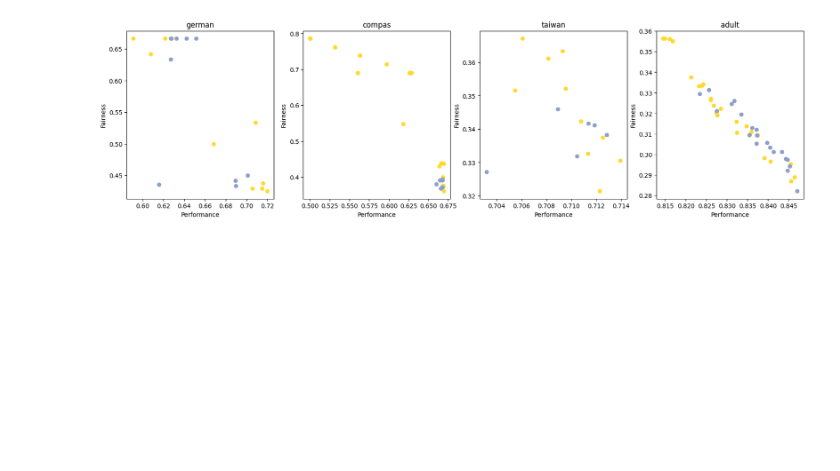
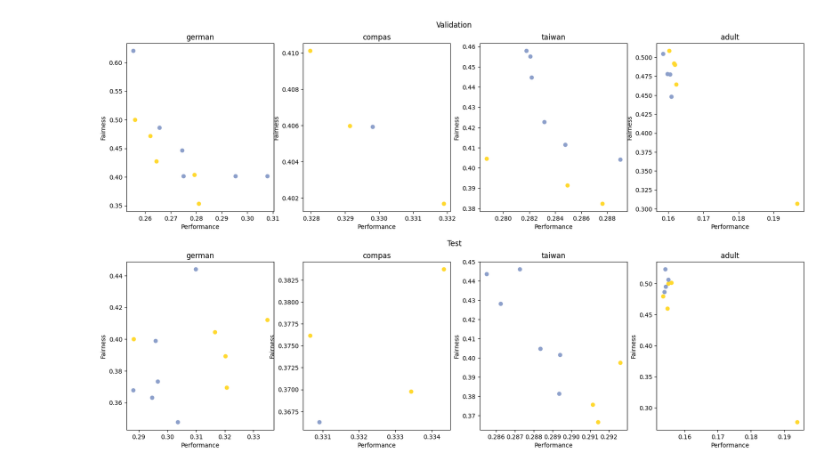
Before and after one commit to hiaac-finance/m2fgb, a Jupyter notebook: notebooks/moo_results.ipynb, the cells around one changed output. Cells and saved outputs as stored; diff of their text form; code cells hidden in the pictures; blank space fills up the shorter version.

```diff
--- a/notebooks/moo_results.ipynb
+++ b/notebooks/moo_results.ipynb
@@ -50,19 +148,41 @@ handles_pr = [
 # %%
-dataset = "compas"
-model = "M2FGB_grad"
-df = pd.read_csv(f"../results_aaai_v2/experiment_8_groups/{dataset}/{model}/trials.csv")
-df.columns = [c.replace("user_attrs_", "") for c in df.columns]
+datasets = ["german", "compas", "taiwan", "adult"]
+# make figure with two subfigures, one per row
+figure = plt.figure(figsize=(20, 10))
+subfigs = figure.subfigures(2, 1)
+axs = [
+    subfigs[0].subplots(1, len(datasets)),
+    subfigs[1].subplots(1, len(datasets))
+]
+axs = np.array(axs)
+subfigs[0].suptitle("Validation")
+subfigs[1].suptitle("Test")
 
-# get non dominated points on val
-df["non_dominated"] = True
 
-for i, row in df.iterrows():
-    for j, row2 in df.iterrows():
-        if i == j:
-            continue
-        if row["perf_val"] < row2["perf_val"] and row["fair_val"] < row2["fair_val"]:
-            df.at[i, "non_dominated"] = False
-            break
-df = df[df["non_dominated"]]
-df
+#fig, axs = plt.subplots(1, len(datasets), figsize=(20, 5))
+for d, dataset in enumerate(datasets):
+    for model in ["LGBMClassifier", "M2FGB_grad_tpr"]:
+
+        df = pd.read_csv(f"../results_aaai_v2/experiment_8g_fnr/{dataset}/{model}/trials.csv")
+        df.columns = [c.replace("user_attrs_", "") for c in df.columns]
+
+        # get non dominated points on val
+        df["non_dominated"] = True
+
+        for i, row in df.iterrows():
+            for j, row2 in df.iterrows():
+                if i == j:
+                    continue
+                if row["perf_val"] < row2["perf_val"] and row["fair_val"] < row2["fair_val"]:
+                    df.at[i, "non_dominated"] = False
+                    break
+        df = df[df["non_dominated"]]
+        axs[0,d].scatter(1 - df.perf_val, 1 - df.fair_val, c = methods_color[model], label = methods_names[model])
+        axs[1, d].scatter(1 - df.perf_test, 1 - df.fair_test, c = methods_color[model], label = methods_names[model])
+
+        for i in range(2):
+            axs[i, d].set_xlabel("Performance")
+            axs[i, d].set_ylabel("Fairness")
+            axs[i, d].set_title(dataset)
+plt.show()
 # %% [output]
@@ -77,27 +189 @@ df
+[figure, added]
-# %%
-datasets = ["german", "compas", "taiwan", "adult"]
-fig, axs = plt.subplots(1, len(datasets), figsize=(20, 5))
-for d, dataset in enumerate(datasets):
-    for model in ["LGBMClassifier", "M2FGB_grad"]:
-
-        df = pd.read_csv(f"../results_aaai_v2/experiment_8_groups/{dataset}/{model}/trials.csv")
-        df.columns = [c.replace("user_attrs_", "") for c in df.columns]
-
-        # get non dominated points on val
-        df["non_dominated"] = True
-
-        for i, row in df.iterrows():
-            for j, row2 in df.iterrows():
-                if i == j:
-                    continue
-                if row["perf_val"] < row2["perf_val"] and row["fair_val"] < row2["fair_val"]:
-                    df.at[i, "non_dominated"] = False
-                    break
-        df = df[df["non_dominated"]]
-        axs[d].scatter(df.perf_test, df.fair_test, c = methods_color[model], label = methods_names[model])
-        axs[d].set_xlabel("Performance")
-        axs[d].set_ylabel("Fairness")
-        axs[d].set_title(dataset)
-plt.show()
-# %% [output]
-[figure, removed]
```
Also changed, not shown: parts of 5 cells of this notebook, 1 other file.
